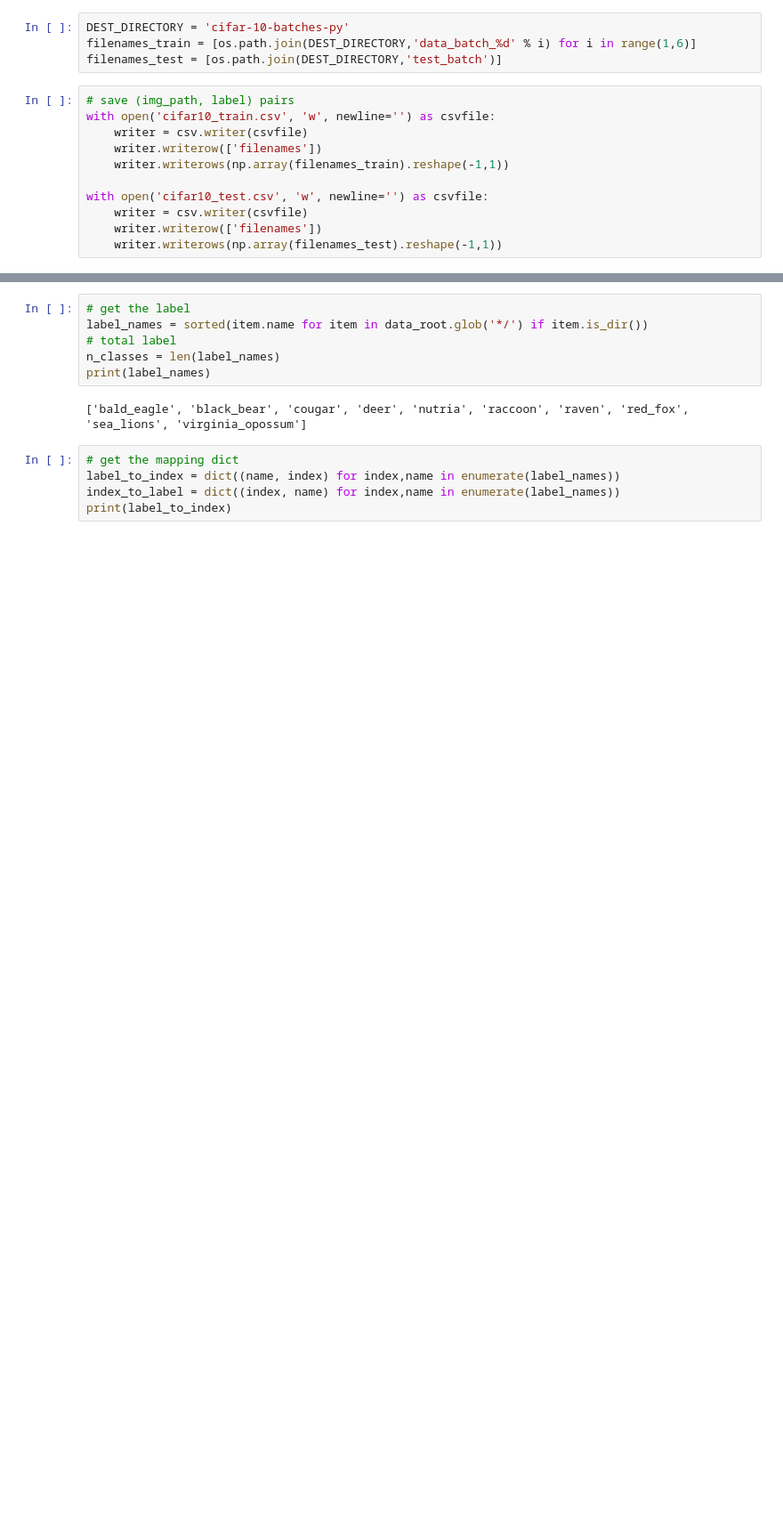
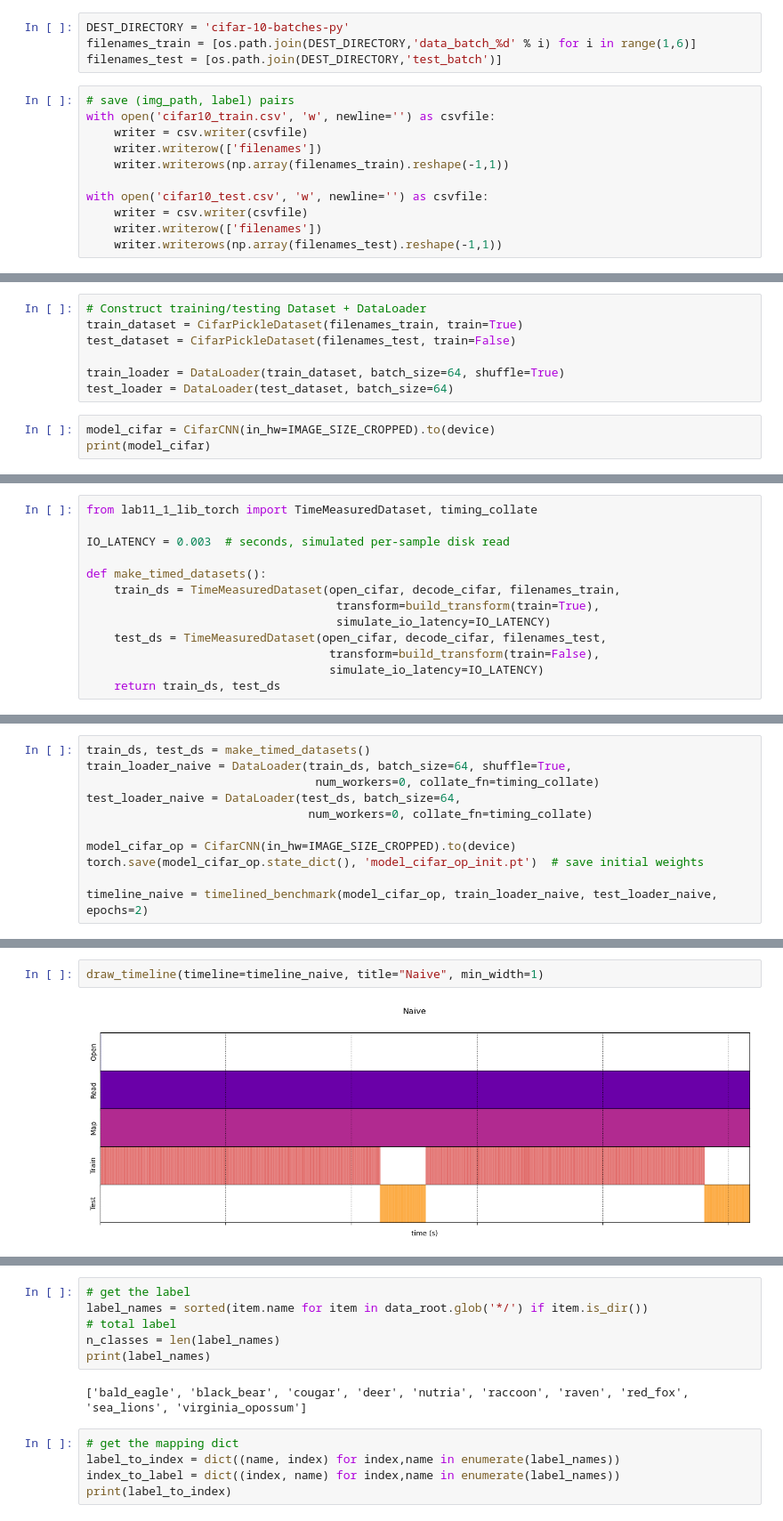
Before and after one commit to nthu-datalab/ml, a Jupyter notebook: labs/11-1_CNN/11-1_CNN.ipynb, the cells around one changed output, grey strips where cells are left out. Shown at 89% size. Saved outputs shown, nothing was run; the diff lists cells and outputs as text; blank space fills up the shorter version.

```diff
--- a/labs/11-1_CNN/11-1_CNN.ipynb
+++ b/labs/11-1_CNN/11-1_CNN.ipynb
@@ -1567,0 +809,10 @@ from collections import defaultdict
+# %%
+# Construct training/testing Dataset + DataLoader
+train_dataset = CifarPickleDataset(filenames_train, train=True)
+test_dataset = CifarPickleDataset(filenames_test, train=False)
+
+train_loader = DataLoader(train_dataset, batch_size=64, shuffle=True)
+test_loader = DataLoader(test_dataset, batch_size=64)
+# %%
+model_cifar = CifarCNN(in_hw=IMAGE_SIZE_CROPPED).to(device)
+print(model_cifar)
@@ -1567,0 +906,13 @@ from collections import defaultdict
+# %%
+from lab11_1_lib_torch import TimeMeasuredDataset, timing_collate
+
+IO_LATENCY = 0.003  # seconds, simulated per-sample disk read
+
+def make_timed_datasets():
+    train_ds = TimeMeasuredDataset(open_cifar, decode_cifar, filenames_train,
+                                    transform=build_transform(train=True),
+                                    simulate_io_latency=IO_LATENCY)
+    test_ds = TimeMeasuredDataset(open_cifar, decode_cifar, filenames_test,
+                                   transform=build_transform(train=False),
+                                   simulate_io_latency=IO_LATENCY)
+    return train_ds, test_ds
@@ -1567,0 +971,11 @@ from collections import defaultdict
+# %%
+train_ds, test_ds = make_timed_datasets()
+train_loader_naive = DataLoader(train_ds, batch_size=64, shuffle=True,
+                                 num_workers=0, collate_fn=timing_collate)
+test_loader_naive = DataLoader(test_ds, batch_size=64,
+                                num_workers=0, collate_fn=timing_collate)
+
+model_cifar_op = CifarCNN(in_hw=IMAGE_SIZE_CROPPED).to(device)
+torch.save(model_cifar_op.state_dict(), 'model_cifar_op_init.pt')  # save initial weights
+
+timeline_naive = timelined_benchmark(model_cifar_op, train_loader_naive, test_loader_naive, epochs=2)
@@ -1567,0 +989,4 @@ from collections import defaultdict
+# %%
+draw_timeline(timeline=timeline_naive, title="Naive", min_width=1)
+# %% [output]
+[figure, added]
```
Also changed, not shown: parts of 210 cells of this notebook, 10 other files.
